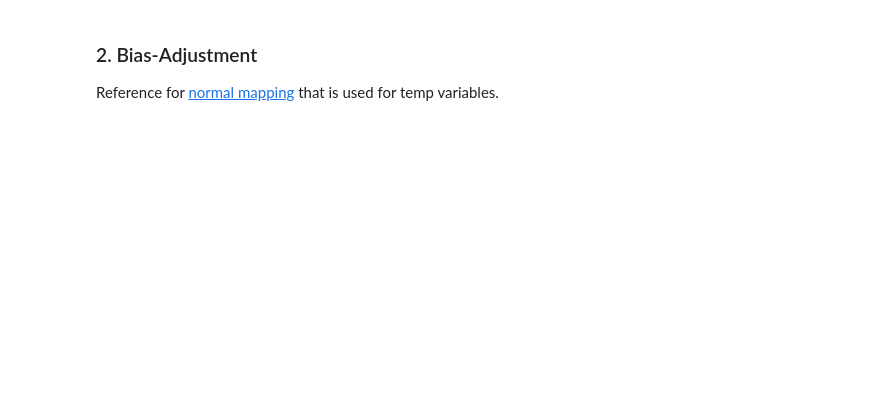
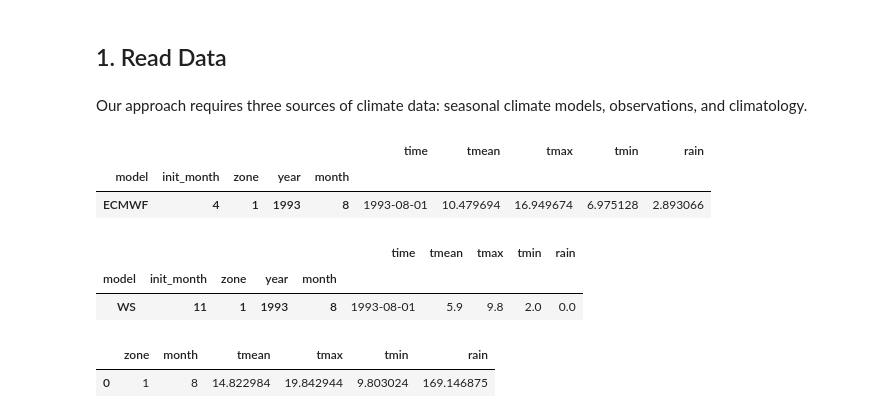
Before and after one commit to mzachow/wheat-yield-forecast-brazil, a Jupyter notebook: climatology_vs_seasonal_forecasts.ipynb, the cells around one changed output. Cells and saved outputs as stored; diff of their text form; code cells hidden in the pictures; blank space fills up the shorter version.

```diff
--- a/climatology_vs_seasonal_forecasts.ipynb
+++ b/climatology_vs_seasonal_forecasts.ipynb
@@ -127,6 +40,23 @@ climatology = create_climatology_data(observations)
+# %% [markdown]
+## 1. Read Data <a name="read_data"></a>
+# %% [markdown]
+Our approach requires three sources of climate data: seasonal climate models, observations, and climatology.
 # %%
-observations = (observations
-               .loc[("WS", 11, [1, 2, 3, 4], list(range(1993, 2017)))])
+hindcasts = hf.read_raw_model_data() # 1993-2016
+observations = hf.read_observed_weather() # 1961-2016
+climatology = hf.create_climatology_data(observations) # 1961-1992
+
+observations = observations.loc[("WS", 11, [1, 2, 3, 4], list(range(1993, 2017)))] # 1993-2016
+
+hindcasts.head(1)
+observations.head(1)
+climatology.head(1)
+# %% [output]
+|  |  |  |  |  | time | tmean | tmax | tmin | rain |
+| model | init_month | zone | year | month |  |  |  |  |  |
+| ECMWF | 4 | 1 | 1993 | 8 | 1993-08-01 | 10.479694 | 16.949674 | 6.975128 | 2.893066 |
+|  |  |  |  |  | time | tmean | tmax | tmin | rain |
+| model | init_month | zone | year | month |  |  |  |  |  |
+| WS | 11 | 1 | 1993 | 8 | 1993-08-01 | 5.9 | 9.8 | 2.0 | 0.0 |
+|  | zone | month | tmean | tmax | tmin | rain |
+| 0 | 1 | 8 | 14.822984 | 19.842944 | 9.803024 | 169.146875 |
-# %% [markdown]
-### 2. Bias-Adjustment <a name="bias_adjustment"></a>
-Reference for [normal mapping](https://hess.copernicus.org/articles/21/2649/2017/) that is used for temp variables.
```
Also changed, not shown: parts of 47 cells of this notebook.
